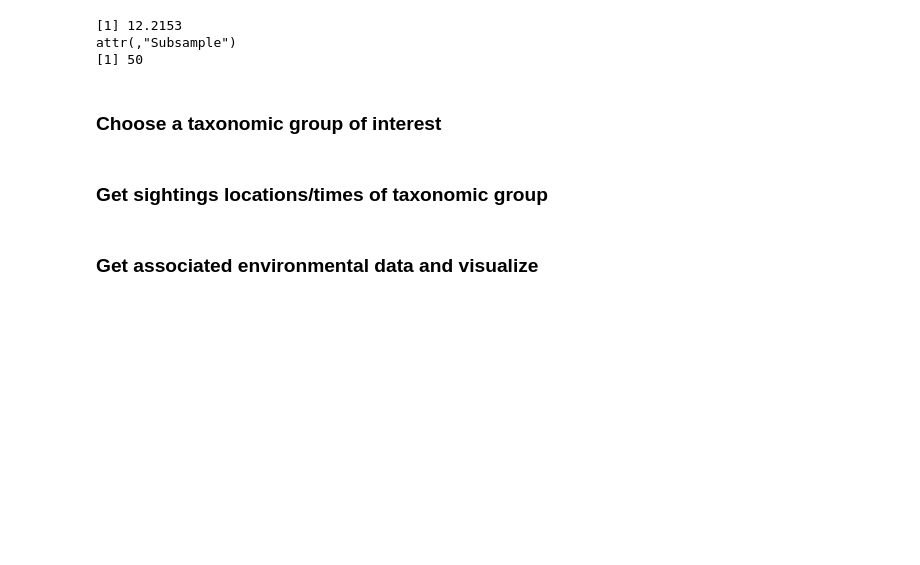
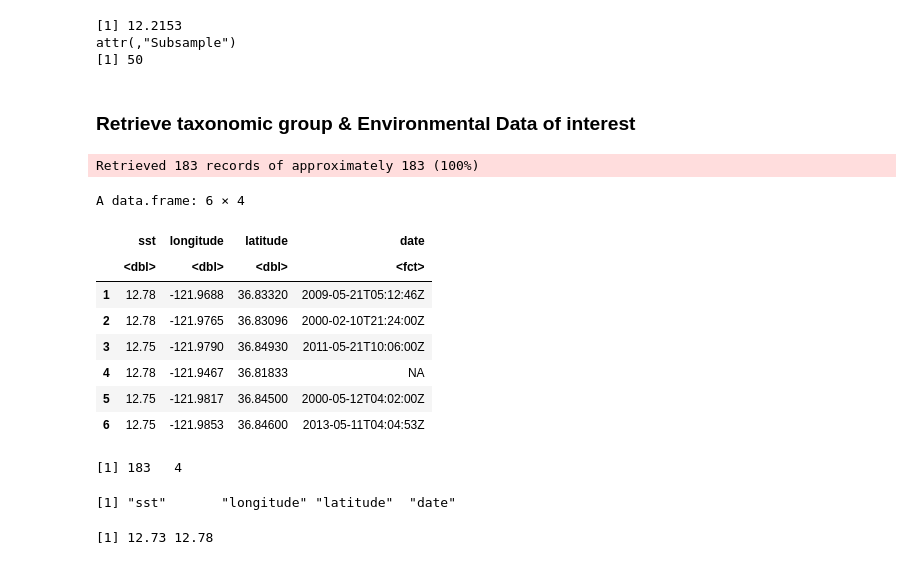
Before and after one commit to oceanhackweek/ohw20-proj-species-marine-protected-areas, a Jupyter notebook: 00_Presentation.ipynb, the cells around one changed output. Cells and saved outputs as stored; diff of their text form; code cells hidden in the pictures; blank space fills up the shorter version.

```diff
--- a/00_Presentation.ipynb
+++ b/00_Presentation.ipynb
@@ -200,7 +200,7 @@ attr(,"Subsample")
 attr(,"Subsample")
 [1] 50
 # %% [markdown]
-### Choose a taxonomic group of interest
+### Retrieve taxonomic group  & Environmental Data of interest
 # %%
 #Working with genus Sebastes (rockfish)
 
@@ -217,7 +217,32 @@ EnvironmentalMetricPresent <- function(polygon, taxa, metric) {
 
     return(environmentalMetricDF)
 }
-# %% [markdown]
-### Get sightings locations/times of taxonomic group
-# %% [markdown]
-### Get associated environmental data and visualize
+# %%
+##Run above function to get Sebastes data within the Soquel Canyon
+
+Sebastes_SoquelCanyon <- EnvironmentalMetricPresent(extract_polygon_geometry(soquel_canyon_smca),
+                                           "Sebastes",
+                                           "sst")
+head(Sebastes_SoquelCanyon)
+dim(Sebastes_SoquelCanyon)
+names(Sebastes_SoquelCanyon)
+# %% [output]
+Retrieved 183 records of approximately 183 (100%)
+A data.frame: 6 × 4
+|  | sst | longitude | latitude | date |
+|  | <dbl> | <dbl> | <dbl> | <fct> |
+| 1 | 12.78 | -121.9688 | 36.83320 | 2009-05-21T05:12:46Z |
+| 2 | 12.78 | -121.9765 | 36.83096 | 2000-02-10T21:24:00Z |
+| 3 | 12.75 | -121.9790 | 36.84930 | 2011-05-21T10:06:00Z |
+| 4 | 12.78 | -121.9467 | 36.81833 | NA |
+| 5 | 12.75 | -121.9817 | 36.84500 | 2000-05-12T04:02:00Z |
+| 6 | 12.75 | -121.9853 | 36.84600 | 2013-05-11T04:04:53Z |
+[1] 183   4
+[1] "sst"       "longitude" "latitude"  "date"
+# %%
+## Get range of sst values for Sebastes sightings
+
+rangeValue <- range(Sebastes_SoquelCanyon$sst)
+rangeValue
+# %% [output]
+[1] 12.73 12.78
```
Also changed, not shown: parts of 4 cells of this notebook.
